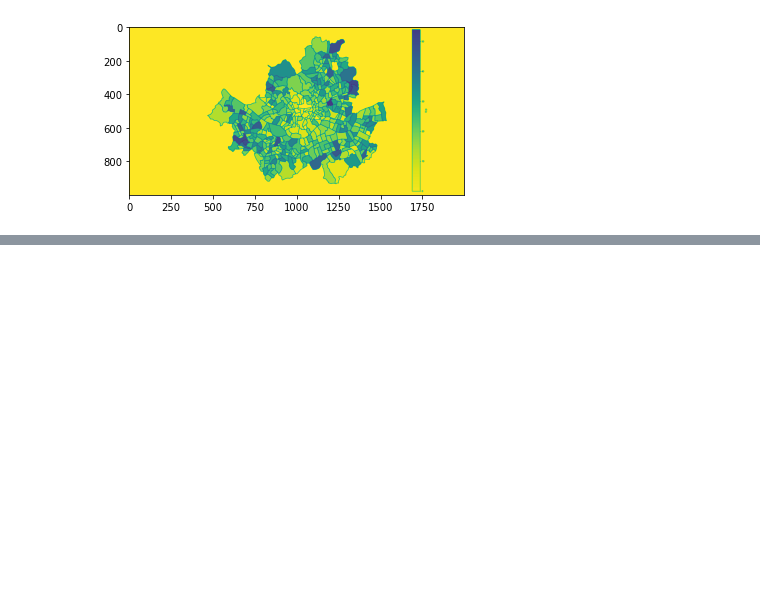
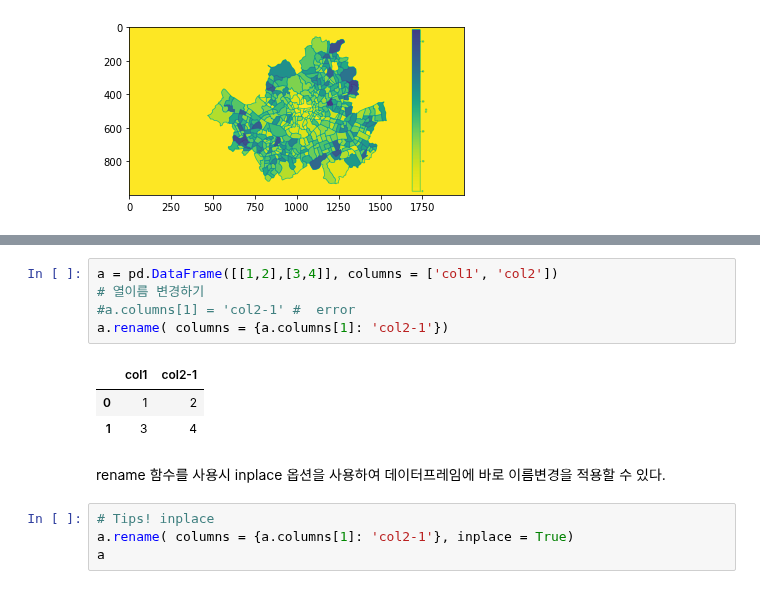
Before and after one commit to jenjong/deeplearning, a Jupyter notebook: _sources/chapters/01/intro-pandas.ipynb, the cells around one changed output, grey strips where cells are left out. Drawn from its saved outputs; the diff is of its cells as text; blank space fills up the shorter version.

```diff
--- a/_sources/chapters/01/intro-pandas.ipynb
+++ b/_sources/chapters/01/intro-pandas.ipynb
@@ -189,0 +122,15 @@ data[ data['자치구']=='강남구' & data['행정동']=='개포1동' ] # error
+# %%
+a = pd.DataFrame([[1,2],[3,4]], columns = ['col1', 'col2'])
+# 열이름 변경하기
+#a.columns[1] = 'col2-1' #  error
+a.rename( columns = {a.columns[1]: 'col2-1'})
+# %% [output]
+|  | col1 | col2-1 |
+| 0 | 1 | 2 |
+| 1 | 3 | 4 |
+# %% [markdown]
+rename 함수를 사용시 inplace 옵션을 사용하여 데이터프레임에 바로 이름변경을 적용할 수 있다.
+# %%
+# Tips! inplace
+a.rename( columns = {a.columns[1]: 'col2-1'}, inplace = True)
+a
```
Also changed, not shown: parts of 19 cells of this notebook, 35 other files.
